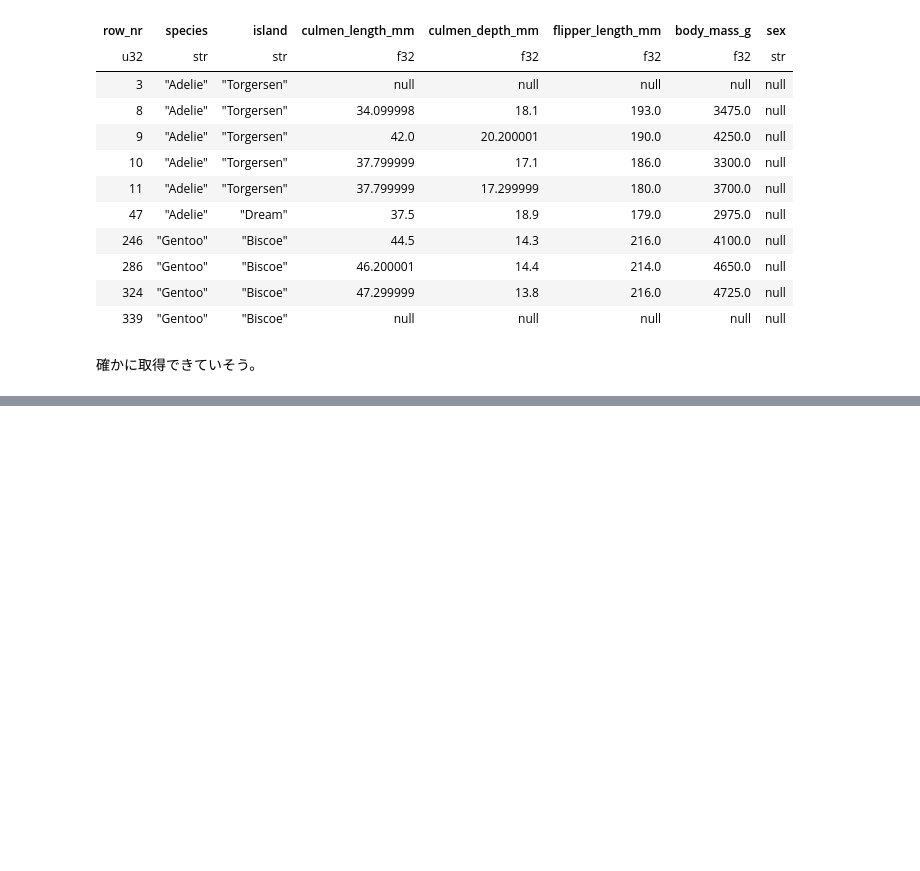
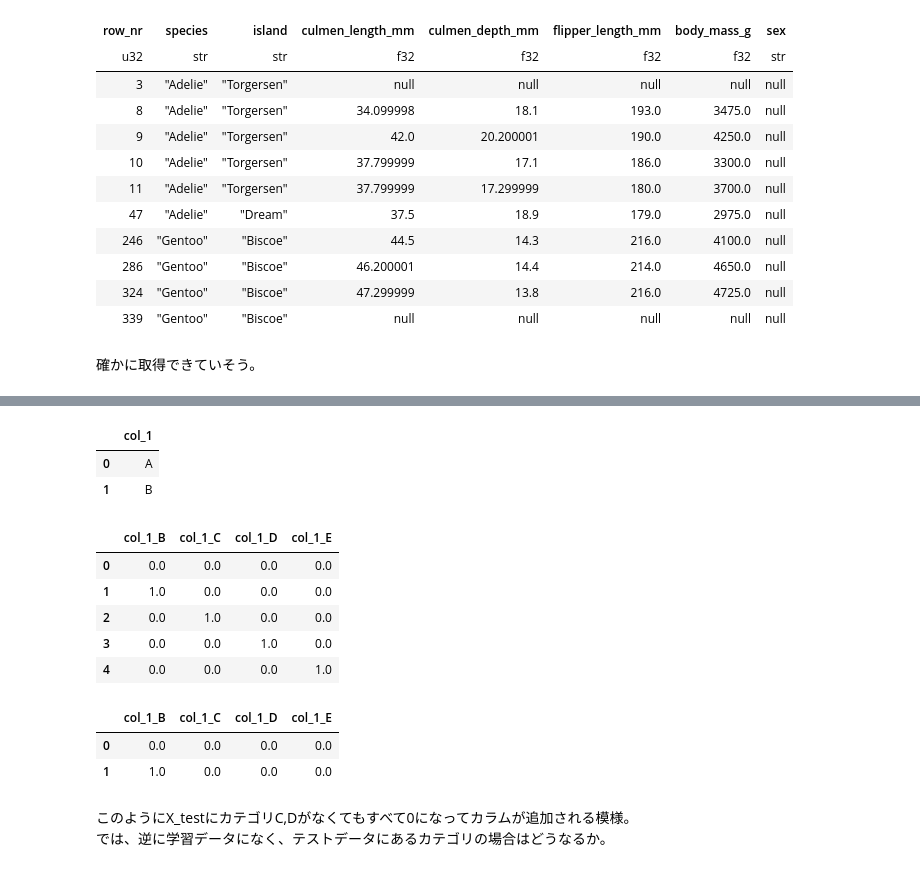
Before and after one commit to Mr-Garlic-Shrimp/TIL, a Jupyter notebook: Machine_Learning/機械学習に関するテクニック.ipynb, the cells around one changed output, grey strips where cells are left out. Saved outputs shown, nothing was run; the diff lists cells and outputs as text; code cells hidden in the pictures; blank space fills up the shorter version.

```diff
--- a/Machine_Learning/機械学習に関するテクニック.ipynb
+++ b/Machine_Learning/機械学習に関するテクニック.ipynb
@@ -137,0 +154,8 @@ shape: (10, 8)
+# %%
+X_train = pd.DataFrame({
+    'col_1': ['A', 'B', 'C', 'D','E']
+})
+
+X_test = pd.DataFrame({
+    'col_1': ['A', 'B']
+})
@@ -137,0 +171,29 @@ shape: (10, 8)
+# %%
+X_test
+# %% [output]
+|  | col_1 |
+| 0 | A |
+| 1 | B |
+# %%
+# OneHotEncoderのインスタンス。
+ohe = OneHotEncoder(drop='first',handle_unknown='ignore', sparse_output=False)
+# %%
+ohe.set_output(transform='pandas')
+ohe.fit_transform(X_train)
+# %% [output]
+|  | col_1_B | col_1_C | col_1_D | col_1_E |
+| 0 | 0.0 | 0.0 | 0.0 | 0.0 |
+| 1 | 1.0 | 0.0 | 0.0 | 0.0 |
+| 2 | 0.0 | 1.0 | 0.0 | 0.0 |
+| 3 | 0.0 | 0.0 | 1.0 | 0.0 |
+| 4 | 0.0 | 0.0 | 0.0 | 1.0 |
+# %%
+ohe.set_output(transform='pandas')
+ohe.transform(X_test)
+# %% [output]
+|  | col_1_B | col_1_C | col_1_D | col_1_E |
+| 0 | 0.0 | 0.0 | 0.0 | 0.0 |
+| 1 | 1.0 | 0.0 | 0.0 | 0.0 |
+# %% [markdown]
+このようにX_testにカテゴリC,Dがなくてもすべて0になってカラムが追加される模様。
+では、逆に学習データになく、テストデータにあるカテゴリの場合はどうなるか。
```
Also changed, not shown: parts of 13 cells of this notebook, 4 other files.
